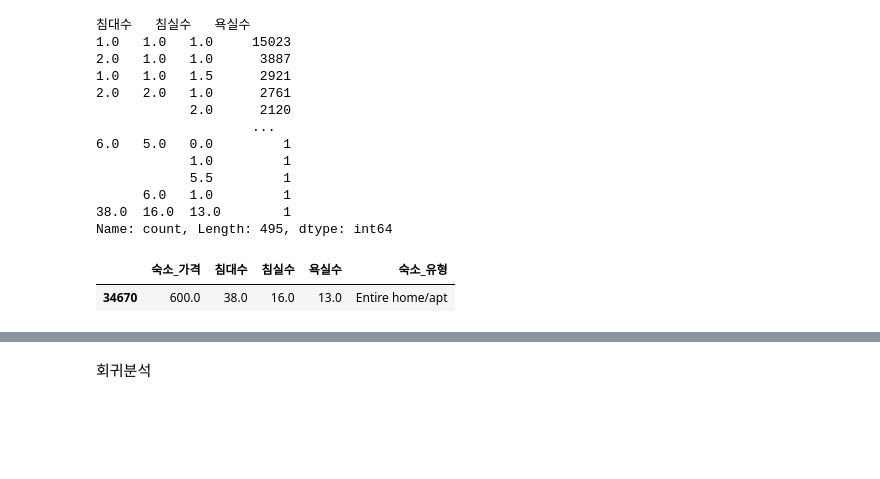
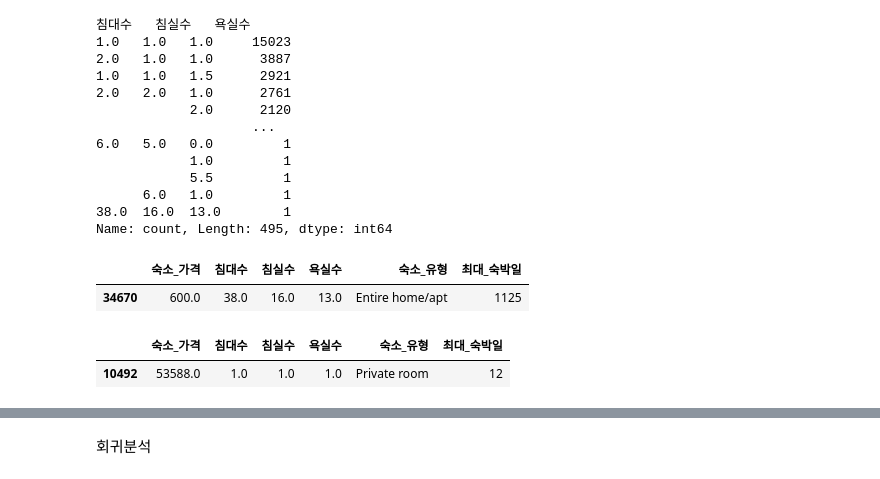
Before and after one commit to yejin716/Weekly_Project_DataAnalysis, a Jupyter notebook: 전처리/런던_전처리_2.ipynb, the cells around one changed output, grey strips where cells are left out. Cells and saved outputs as stored; diff of their text form; code cells hidden in the pictures; blank space fills up the shorter version.

```diff
--- a/전처리/런던_전처리_2.ipynb
+++ b/전처리/런던_전처리_2.ipynb
@@ -62,7 +62,7 @@ dat['last_scraped']
 Name: last_scraped, Length: 90852, dtype: object
 # %%
 #필요한 컬럼 가져오기
-selected_columns = ['id','listing_url','host_id',
+selected_columns = ['id','listing_url','host_id', 'property_type',
                     'host_is_superhost','host_total_listings_count','neighbourhood_cleansed','latitude',
                     'longitude','room_type','accommodates','bathrooms','bedrooms','beds','amenities','price',
                     'minimum_nights','maximum_nights','number_of_reviews','number_of_reviews_l30d',
@@ -1391,8 +1537,13 @@ beds_bedrooms_bathrooms.value_counts()
 38.0  16.0  13.0        1
 Name: count, Length: 495, dtype: int64
 # %%
-dat[(dat['침대수'] == 38)][['숙소_가격','침대수','침실수','욕실수','숙소_유형']]
+dat[(dat['침대수'] == 38)][['숙소_가격','침대수','침실수','욕실수','숙소_유형','최대_숙박일']]
 # %% [output]
-|  | 숙소_가격 | 침대수 | 침실수 | 욕실수 | 숙소_유형 |
-| 34670 | 600.0 | 38.0 | 16.0 | 13.0 | Entire home/apt |
+|  | 숙소_가격 | 침대수 | 침실수 | 욕실수 | 숙소_유형 | 최대_숙박일 |
+| 34670 | 600.0 | 38.0 | 16.0 | 13.0 | Entire home/apt | 1125 |
+# %%
+dat[(dat['숙소_가격'] == 53588)][['숙소_가격','침대수','침실수','욕실수','숙소_유형','최대_숙박일']]
+# %% [output]
+|  | 숙소_가격 | 침대수 | 침실수 | 욕실수 | 숙소_유형 | 최대_숙박일 |
+| 10492 | 53588.0 | 1.0 | 1.0 | 1.0 | Private room | 12 |
 # %%
```
Also changed, not shown: parts of 21 cells of this notebook.
